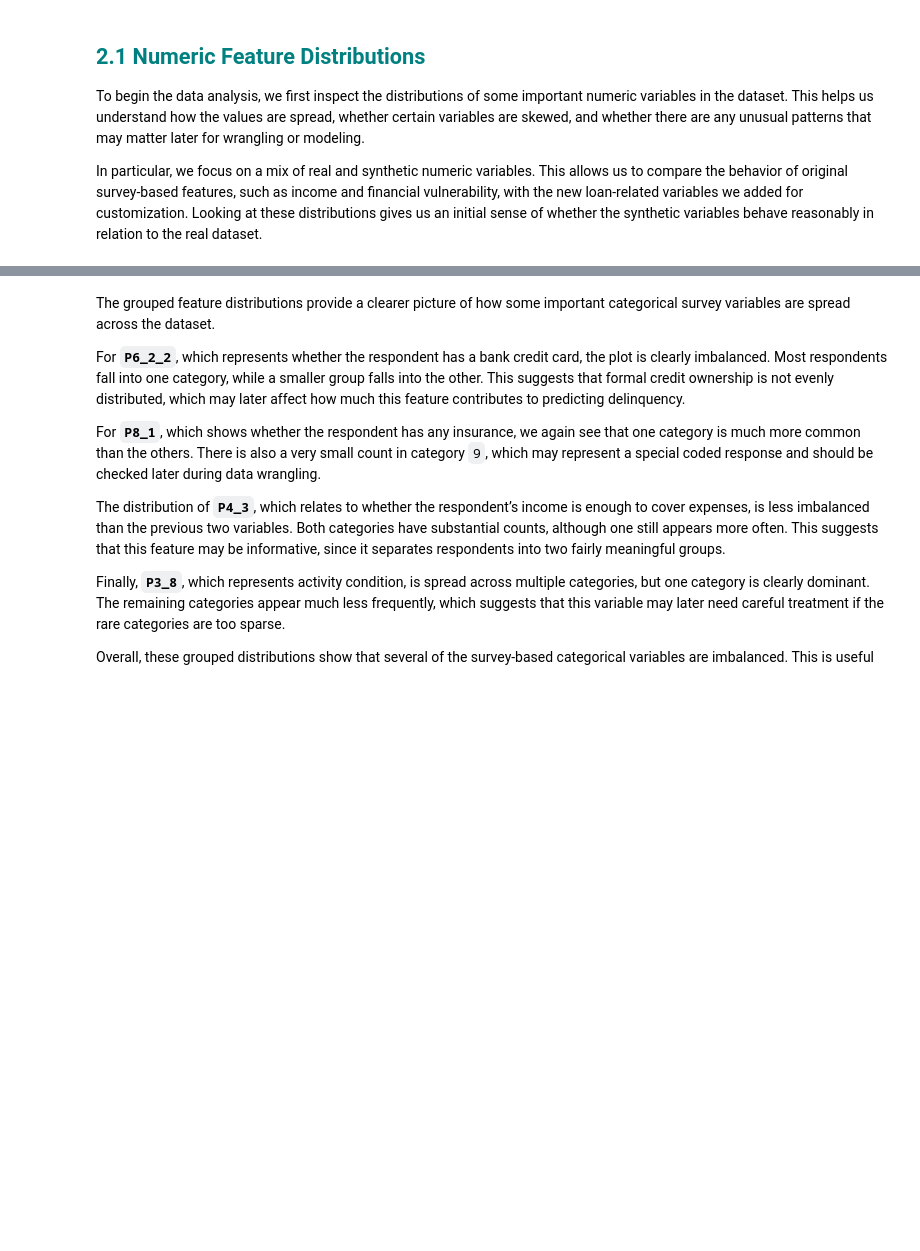
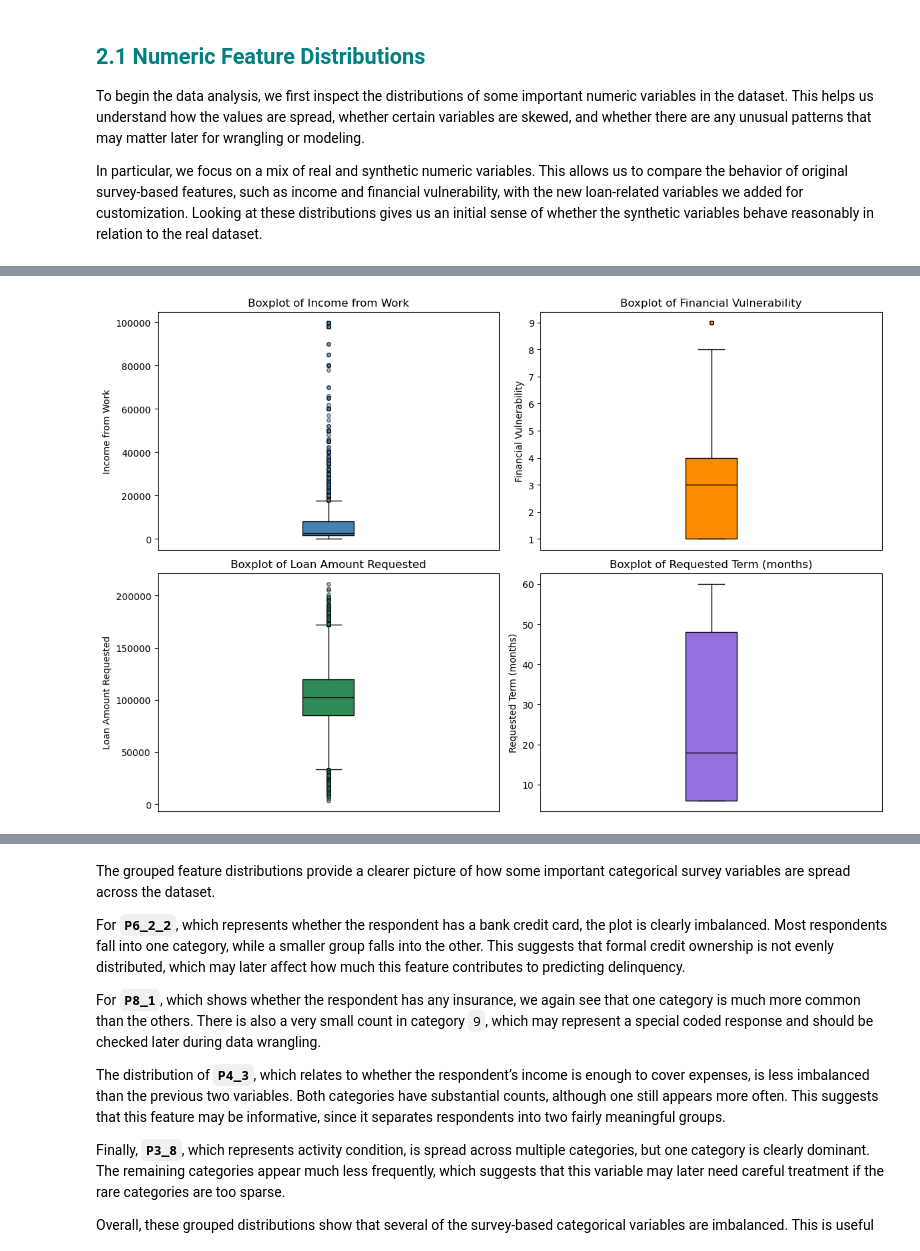
Before and after one commit to hussainu5/ML-QuAM, a Jupyter notebook: DataPreparation.ipynb, the cells around one changed output, grey strips where cells are left out. Saved outputs shown, nothing was run; the diff lists cells and outputs as text; code cells hidden in the pictures; blank space fills up the shorter version.

```diff
--- a/DataPreparation.ipynb
+++ b/DataPreparation.ipynb
@@ -486,0 +506,37 @@ Overall, these plots show that the dataset contains a mix of highly skewed real
+# %%
+import matplotlib.pyplot as plt
+
+# Keeping columns existing in the dataframe
+numeric_columns = [col for col in numeric_columns if col in df_relevant.columns]
+
+# Creating figure and axes
+fig, axes = plt.subplots(2, 2, figsize=(12, 8))
+axes = axes.flatten()
+
+# Boxplots for selected numeric columns
+for i, col in enumerate(numeric_columns):
+    label = feature_labels.get(col, col)
+
+    axes[i].boxplot(
+        df_relevant[col].dropna(),
+        patch_artist=True,
+        boxprops=dict(facecolor=plot_colors[i]),
+        medianprops=dict(color="black"),
+        whiskerprops=dict(color="black"),
+        capprops=dict(color="black"),
+        flierprops=dict(marker="o", markerfacecolor=plot_colors[i], markersize=4, alpha=0.5)
+    )
+    axes[i].set_title(f"Boxplot of {label}")
+    axes[i].set_ylabel(label)
+    axes[i].set_xticks([])
+
+# Removing unused axes if needed
+for j in range(len(numeric_columns), len(axes)):
+    fig.delaxes(axes[j])
+
+# Adjusting layout so plots do not overlap
+plt.tight_layout()
+
+plt.show()
+# %% [output]
+[figure, added]
```
Also changed, not shown: parts of 13 cells of this notebook.
